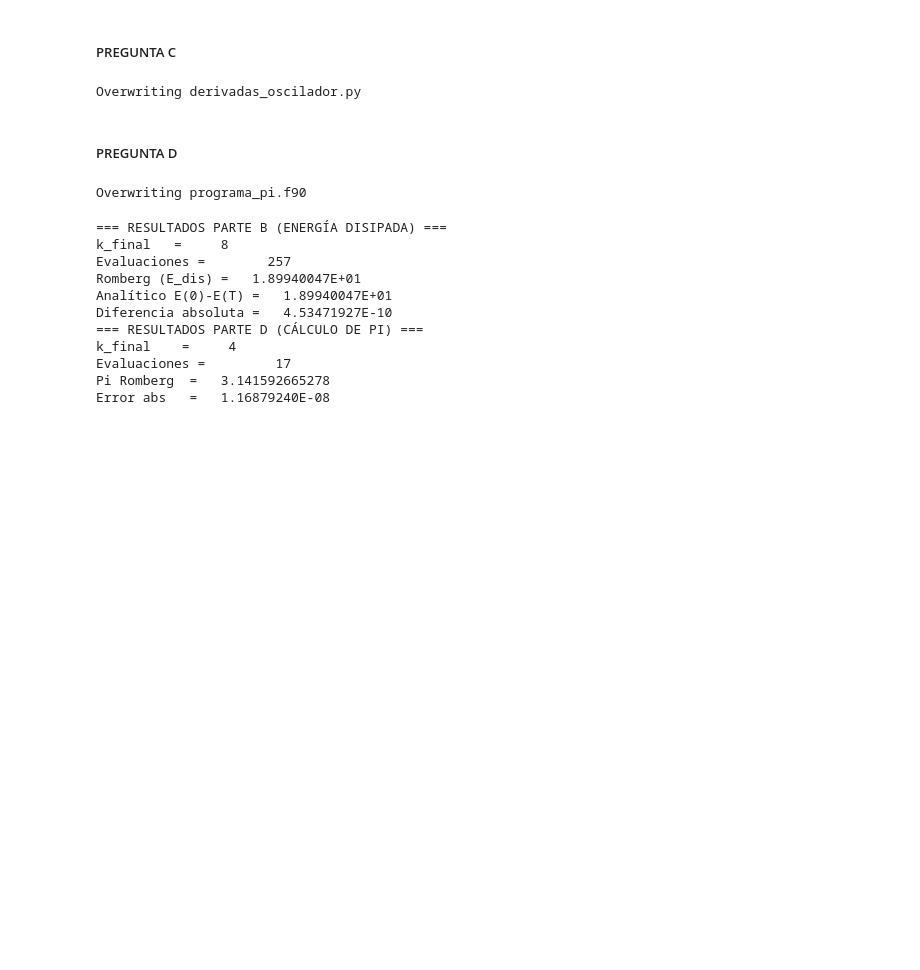
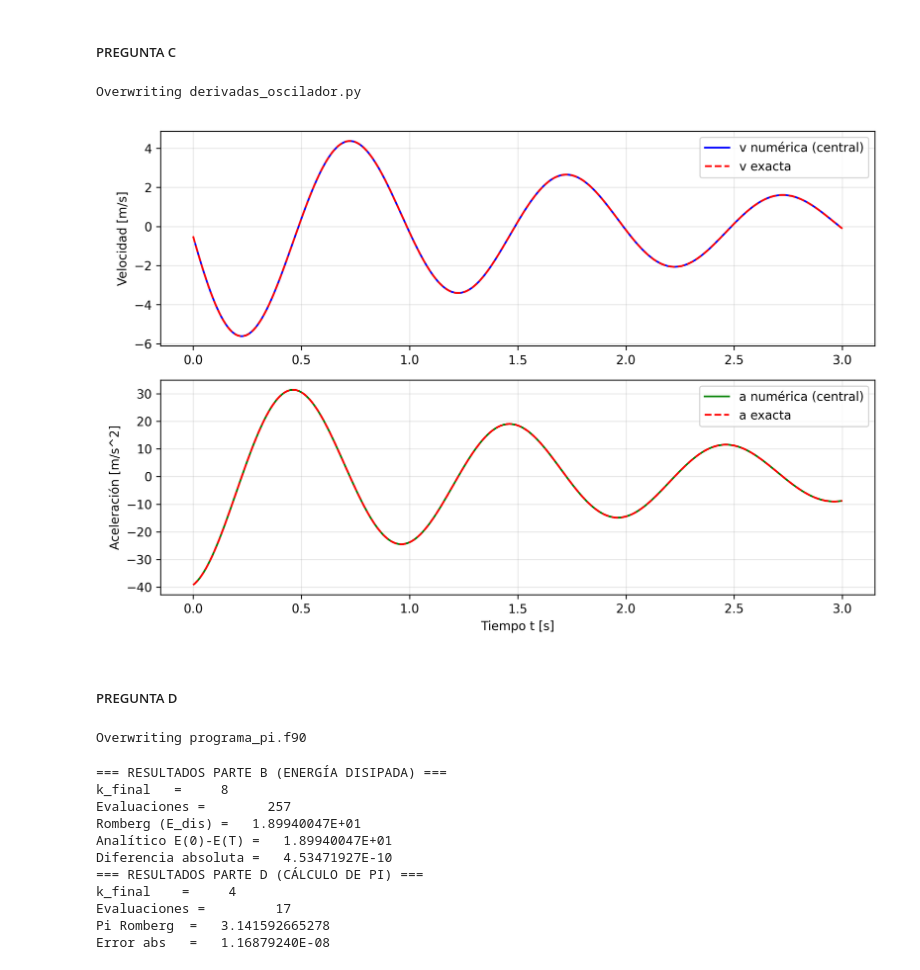
Before and after one commit to manuelcorrea212/Fisica-Computacional, a Jupyter notebook: Taller_7_Fisica_Computacional_Manuel_Correa_2417815_3146.ipynb, the cells around one changed output. Cells and saved outputs as stored; diff of their text form; code cells hidden in the pictures; blank space fills up the shorter version.

```diff
--- a/Taller_7_Fisica_Computacional_Manuel_Correa_2417815_3146.ipynb
+++ b/Taller_7_Fisica_Computacional_Manuel_Correa_2417815_3146.ipynb
@@ -401,6 +402,11 @@ errores_matriz = np.array([fila1, fila2])
 np.savetxt('errores_derivadas.dat', errores_matriz, fmt='%.16e')
 # %% [output]
 Overwriting derivadas_oscilador.py
+# %%
+from IPython.display import Image, display
+display(Image('derivadas_oscilador.png'))
+# %% [output]
+[figure, added]
 # %% [markdown]
 ##### PREGUNTA D
 # %%
```
Also changed, not shown: parts of 3 cells of this notebook.
